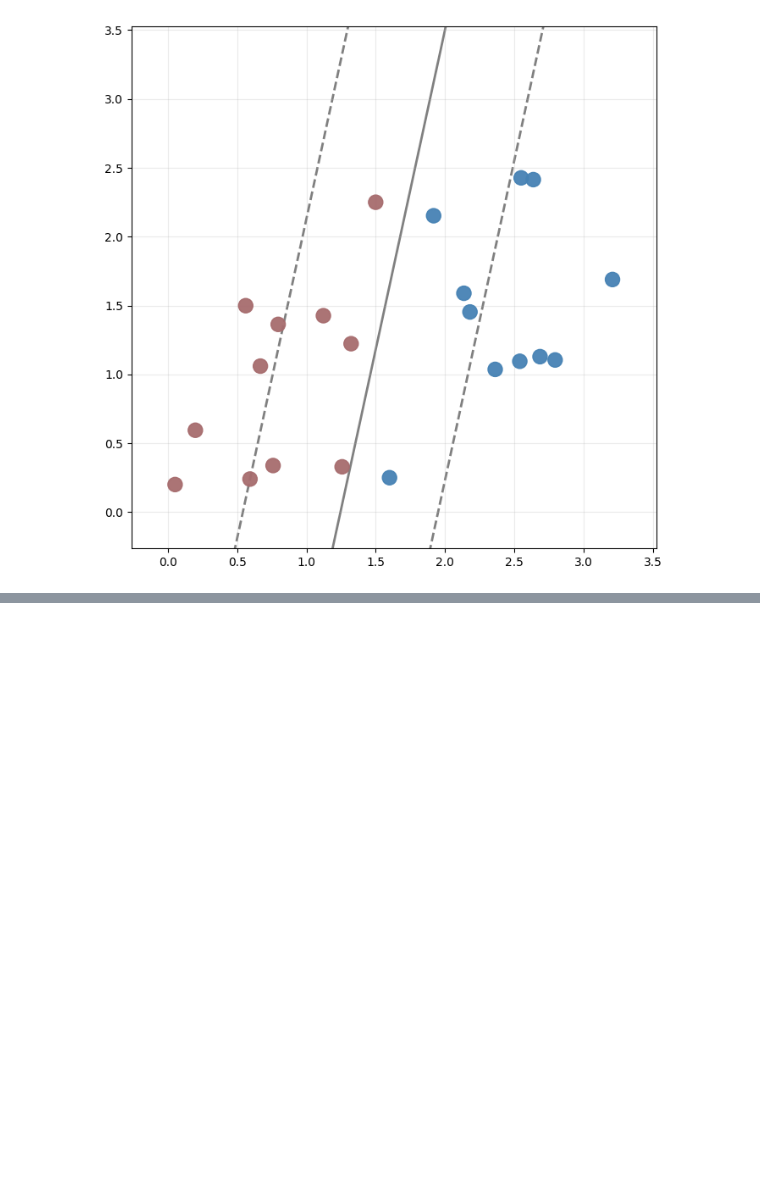
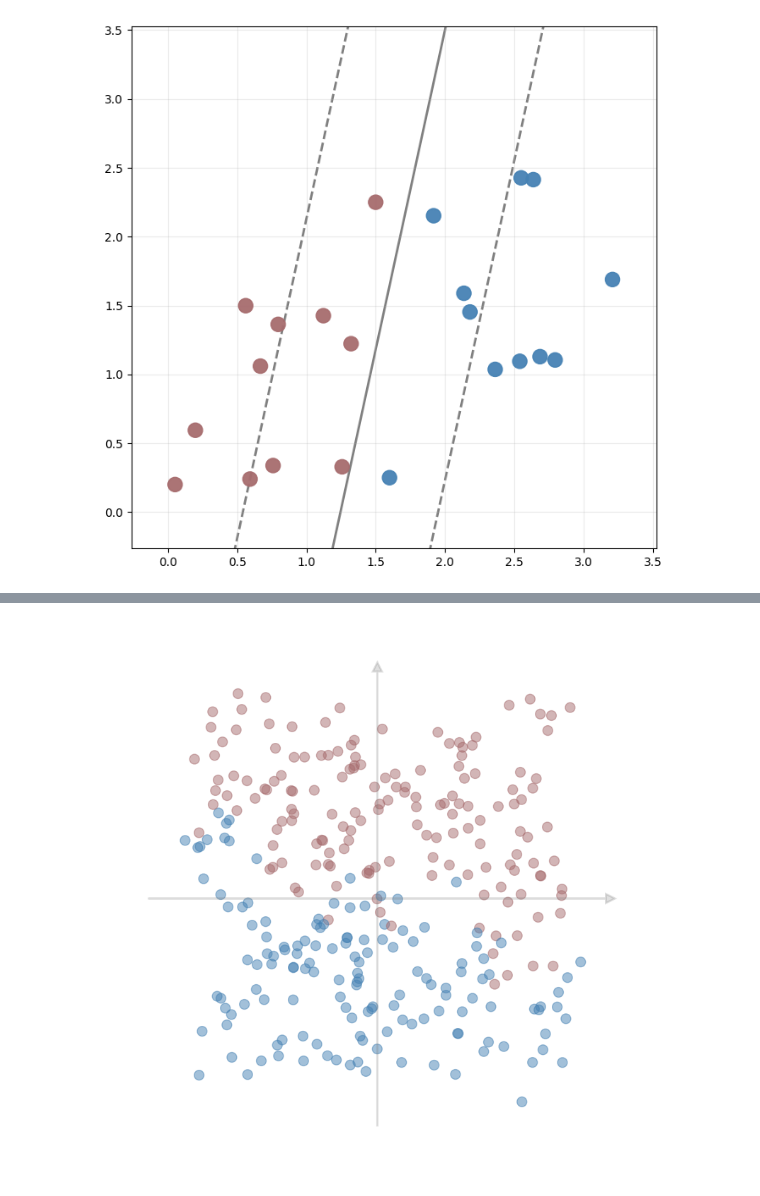
Before and after one commit to yasuomaidana/introduction-to-machine-learning, a Jupyter notebook: Introduction to Supervised Learning/Support Vector Machine/Support Vector Machine.ipynb, the cells around one changed output, grey strips where cells are left out. Cells and saved outputs as stored; diff of their text form; code cells hidden in the pictures; blank space fills up the shorter version.

```diff
--- a/Introduction to Supervised Learning/Support Vector Machine/Support Vector Machine.ipynb
+++ b/Introduction to Supervised Learning/Support Vector Machine/Support Vector Machine.ipynb
@@ -236,0 +258,5 @@ linear_plot(X, y, w=w, b=b)
+# %%
+X, y = part3data(N=300, seed=1235)
+nonlinear_plot(X, y)
+# %% [output]
+[figure, added]
```
Also changed, not shown: parts of 6 cells of this notebook.
